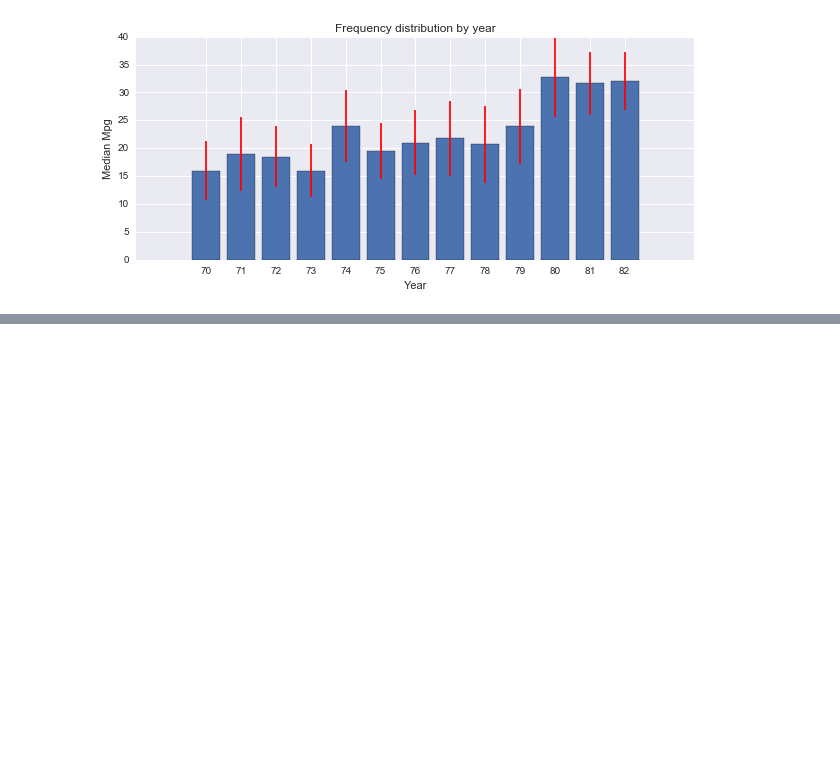
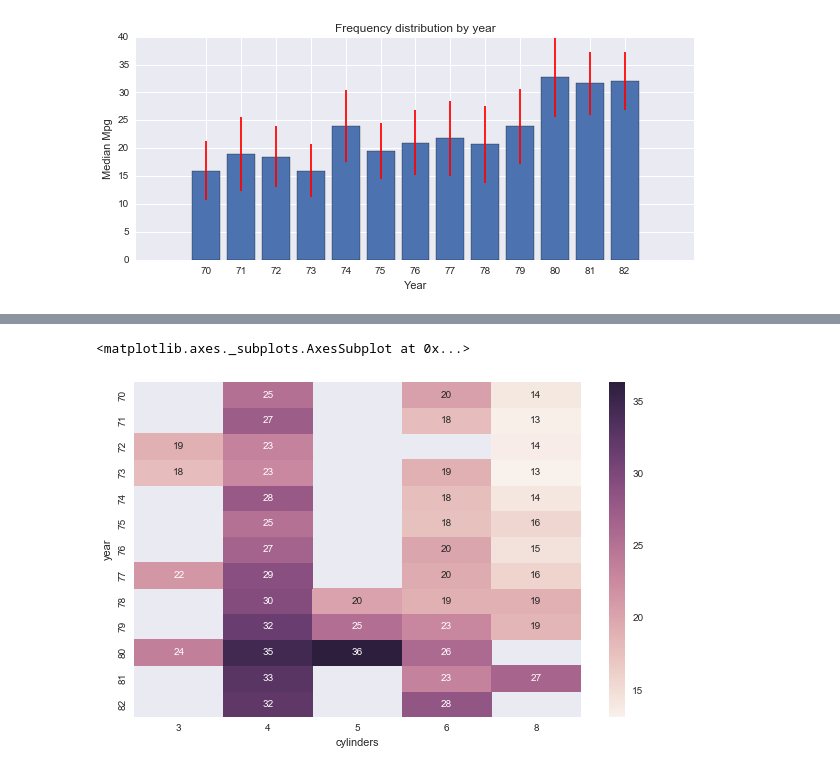
Before and after one commit to Einext/jupyter-notebooks, a Jupyter notebook: 02 - Visulization.ipynb, the cells around one changed output, grey strips where cells are left out. Drawn from its saved outputs; the diff is of its cells as text; code cells hidden in the pictures; blank space fills up the shorter version.

```diff
--- a/02 - Visulization.ipynb
+++ b/02 - Visulization.ipynb
@@ -157,0 +197,9 @@ plt.title("Frequency distribution by year")
+# %%
+aggr = df.groupby(["cylinders", "year"])["mpg"].\
+agg([np.mean, np.std]).reset_index()
+# %%
+plt.figure(figsize = (10, 6))
+sns.heatmap(aggr.pivot("year", "cylinders", "mean"), annot=True)
+# %% [output]
+<matplotlib.axes._subplots.AxesSubplot at 0x...>
+[figure, added]
```
Also changed, not shown: parts of 10 cells of this notebook, 2 other files.
